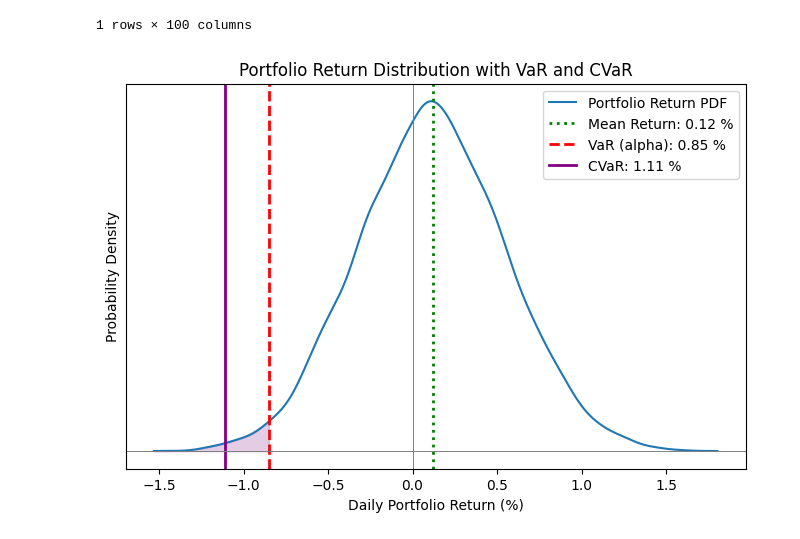
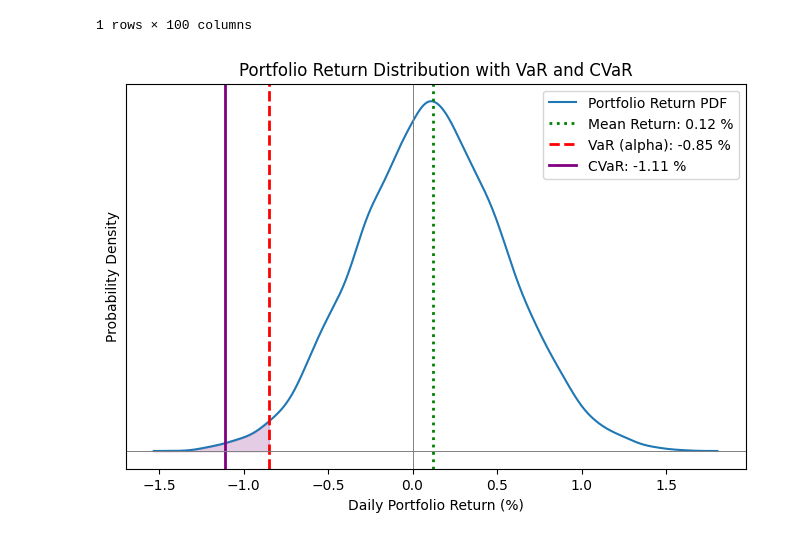
Before and after one commit to ethandavenport/Optimization-I-Proj1, a Jupyter notebook: optimizer.ipynb, the cells around one changed output. Drawn from its saved outputs; the diff is of its cells as text; code cells hidden in the pictures.

```diff
--- a/optimizer.ipynb
+++ b/optimizer.ipynb
@@ -114,33 +114,33 @@ simulated_returns = np.random.normal(loc=mean_return, scale=scale, size=10000)
 
 # Kernel density estimate for probability density function (pdf)
 kde = gaussian_kde(simulated_returns)
 x_vals = np.linspace(min(simulated_returns), max(simulated_returns), 1000)
 pdf_vals = kde(x_vals)
 
 # Plot the pdf
 plt.figure(figsize=(8,5))
 plt.plot(x_vals, pdf_vals, label='Portfolio Return PDF')
 
 # Mark lines
 plt.axvline(mean_return, color='g', linestyle=':', linewidth=2, label=f'Mean Return: {mean_return:.2f} %') # Mark mean return
-plt.axvline(-VaR, color='r', linestyle='--', linewidth=2, label=f'VaR (alpha): {VaR:.2f} %') # Mark VaR (quantile point)
-plt.axvline(-CVaR, color='purple', linestyle='-', linewidth=2, label=f'CVaR: {CVaR:.2f} %') # Mark CVaR (expected tail loss)
+plt.axvline(-VaR, color='r', linestyle='--', linewidth=2, label=f'VaR (alpha): {-VaR:.2f} %') # Mark VaR (quantile point)
+plt.axvline(-CVaR, color='purple', linestyle='-', linewidth=2, label=f'CVaR: {-CVaR:.2f} %') # Mark CVaR (expected tail loss)
 
 # Shade tail region (returns <= VaR)
 x_fill = x_vals[x_vals <= -VaR]
 plt.fill_between(x_fill, 0, kde(x_fill), color='purple', alpha=0.2)
 
 plt.title('Portfolio Return Distribution with VaR and CVaR')
 plt.xlabel('Daily Portfolio Return (%)')
 plt.ylabel('Probability Density')
 ax = plt.gca()
 ax.yaxis.set_ticks([])
 ax.set_yticklabels([])
 ax.grid(False)
 ax.axhline(0, color='gray', linestyle='-', linewidth=0.7)
 ax.axvline(0, color='gray', linestyle='-', linewidth=0.7)
 
 plt.legend()
 plt.show()
 # %% [output]
-[figure, old version]
+[figure, new version]
```
